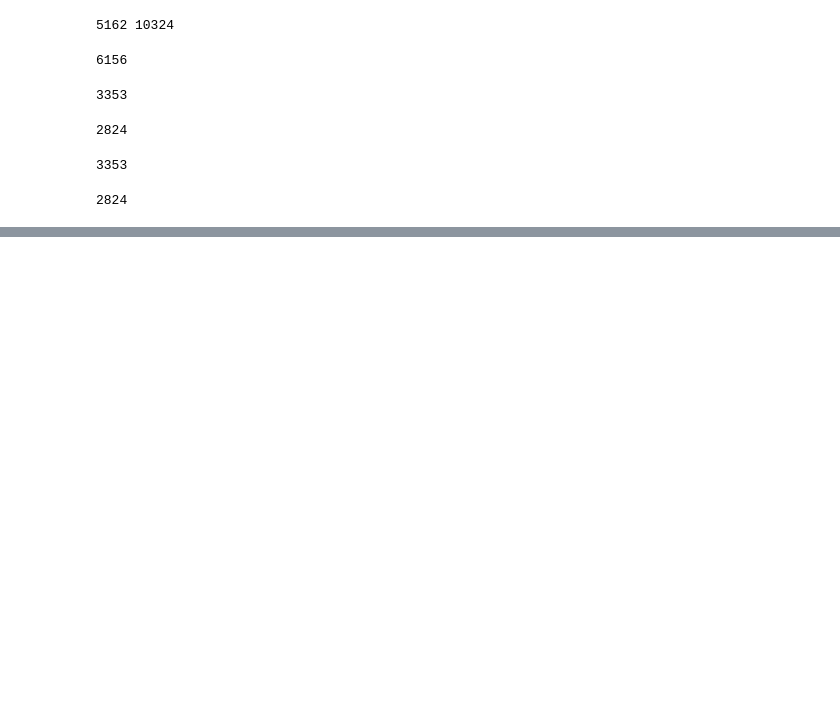
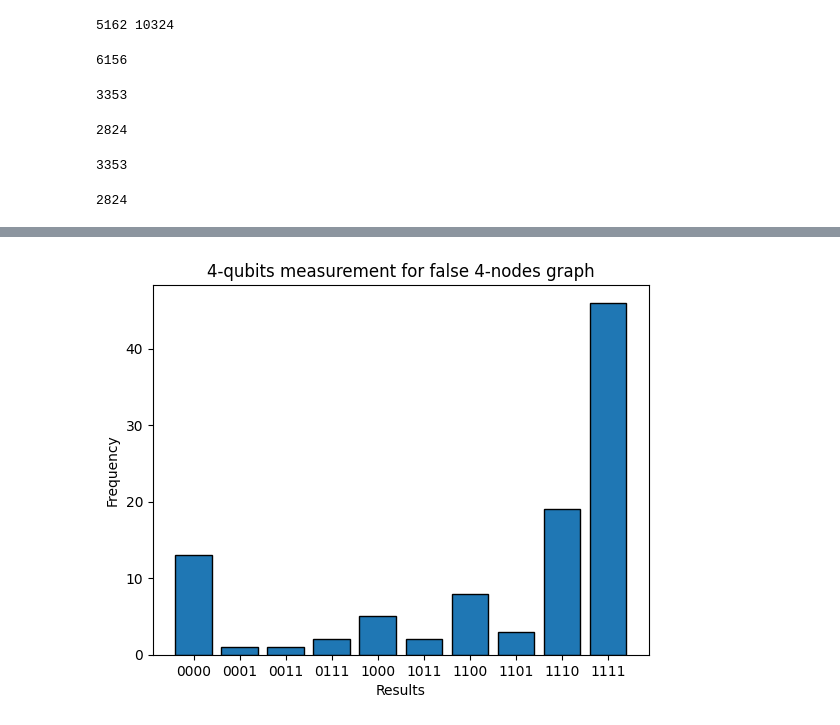
Before and after one commit to jihwanoh123/particle_trajectory, a Jupyter notebook: Distribution.ipynb, the cells around one changed output, grey strips where cells are left out. Drawn from its saved outputs; the diff is of its cells as text; code cells hidden in the pictures; blank space fills up the shorter version.

```diff
--- a/Distribution.ipynb
+++ b/Distribution.ipynb
@@ -303,0 +335,8 @@ plot_result(results_f,'F')
+# %%
+Xs_f=[]
+for quad in f_quads:
+    s=quad[0][0]
+    e=quad[-1][-1]
+    raw_data=new_v[s:e+1].values
+    xx=raw_data.flatten()
+    Xs_f.append(xx)
@@ -303,0 +356,4 @@ plot_result(results_f,'F')
+# %%
+plot_result(results_f,'F')
+# %% [output]
+[figure, added]
```
Also changed, not shown: parts of 9 cells of this notebook.
